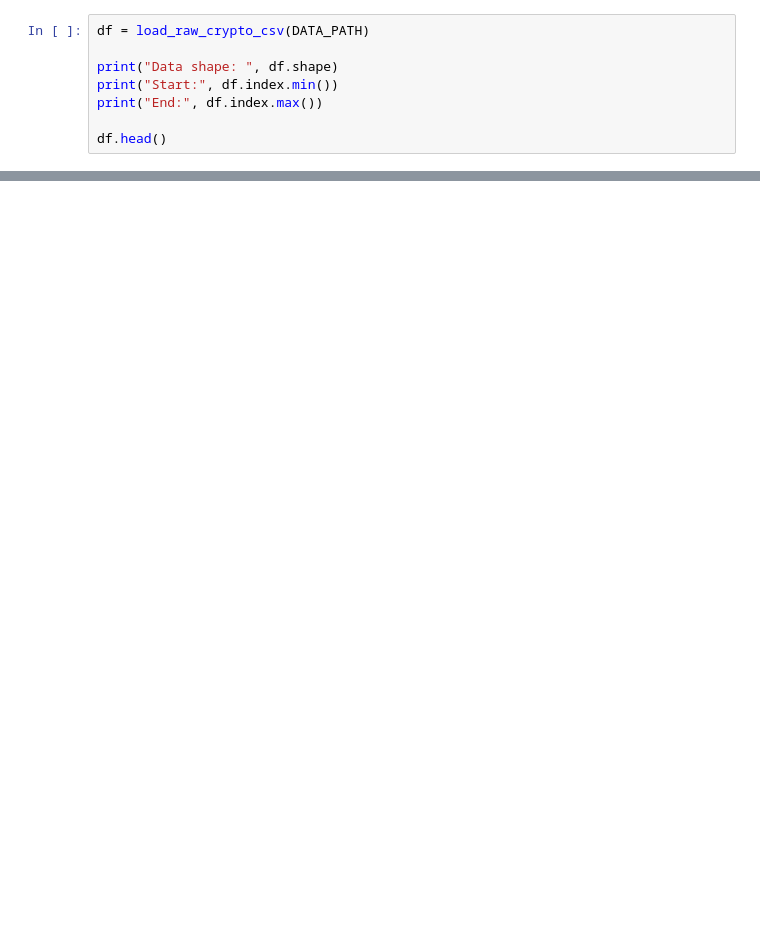
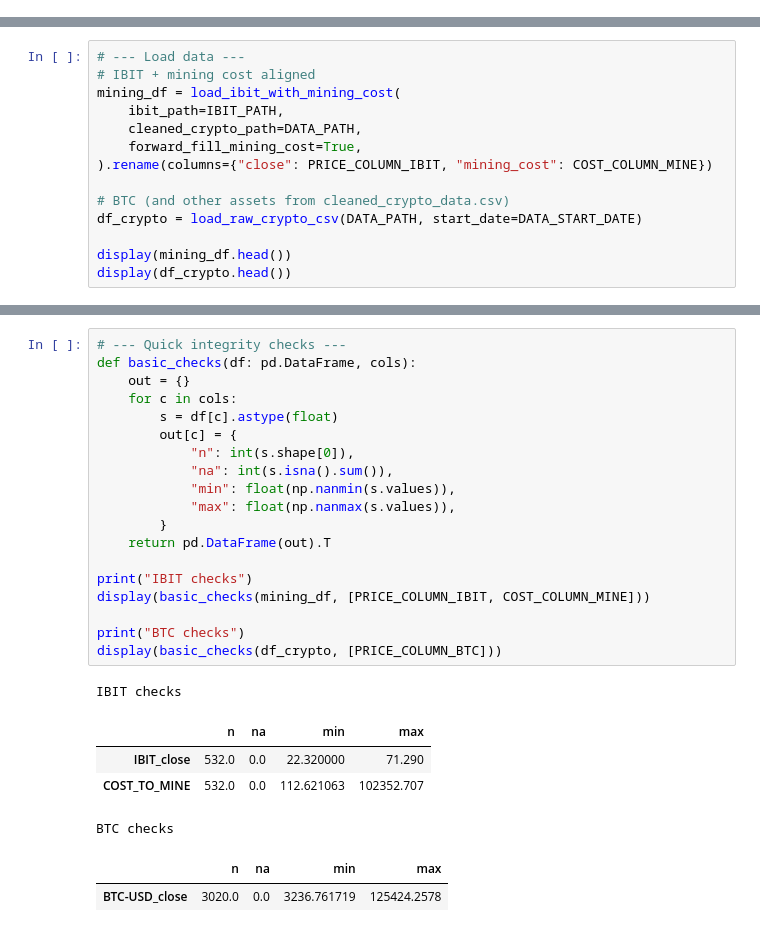
Before and after one commit to StandingAbove/Trading-Workspace, a Jupyter notebook: quant-research/Crypto/Research/01_data_exploration.ipynb, the cells around one changed output, grey strips where cells are left out. Drawn from its saved outputs; the diff is of its cells as text; blank space fills up the shorter version.

```diff
--- a/quant-research/Crypto/Research/01_data_exploration.ipynb
+++ b/quant-research/Crypto/Research/01_data_exploration.ipynb
@@ -21,8 +0,0 @@ plt.style.use("default")
-# %%
-df = load_raw_crypto_csv(DATA_PATH)
-
-print("Data shape: ", df.shape)
-print("Start:", df.index.min())
-print("End:", df.index.max())
-
-df.head()
@@ -159,0 +40,14 @@ adf_results
+# %%
+# --- Load data ---
+# IBIT + mining cost aligned
+mining_df = load_ibit_with_mining_cost(
+    ibit_path=IBIT_PATH,
+    cleaned_crypto_path=DATA_PATH,
+    forward_fill_mining_cost=True,
+).rename(columns={"close": PRICE_COLUMN_IBIT, "mining_cost": COST_COLUMN_MINE})
+
+# BTC (and other assets from cleaned_crypto_data.csv)
+df_crypto = load_raw_crypto_csv(DATA_PATH, start_date=DATA_START_DATE)
+
+display(mining_df.head())
+display(df_crypto.head())
@@ -159,0 +69,27 @@ adf_results
+# %%
+# --- Quick integrity checks ---
+def basic_checks(df: pd.DataFrame, cols):
+    out = {}
+    for c in cols:
+        s = df[c].astype(float)
+        out[c] = {
+            "n": int(s.shape[0]),
+            "na": int(s.isna().sum()),
+            "min": float(np.nanmin(s.values)),
+            "max": float(np.nanmax(s.values)),
+        }
+    return pd.DataFrame(out).T
+
+print("IBIT checks")
+display(basic_checks(mining_df, [PRICE_COLUMN_IBIT, COST_COLUMN_MINE]))
+
+print("BTC checks")
+display(basic_checks(df_crypto, [PRICE_COLUMN_BTC]))
+# %% [output]
+IBIT checks
+|  | n | na | min | max |
+| IBIT_close | 532.0 | 0.0 | 22.320000 | 71.290 |
+| COST_TO_MINE | 532.0 | 0.0 | 112.621063 | 102352.707 |
+BTC checks
+|  | n | na | min | max |
+| BTC-USD_close | 3020.0 | 0.0 | 3236.761719 | 125424.2578 |
```
Also changed, not shown: parts of 17 cells of this notebook, 17 other files.
